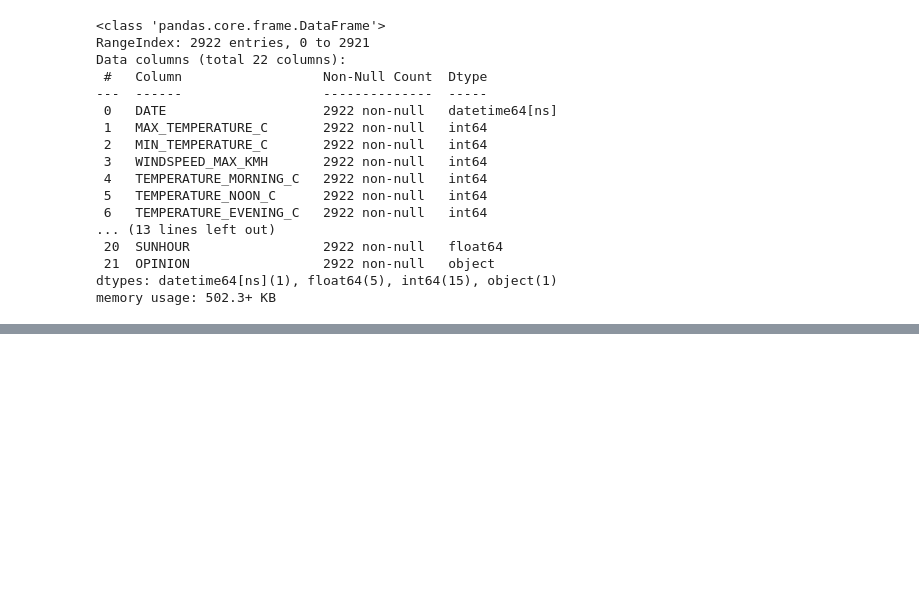
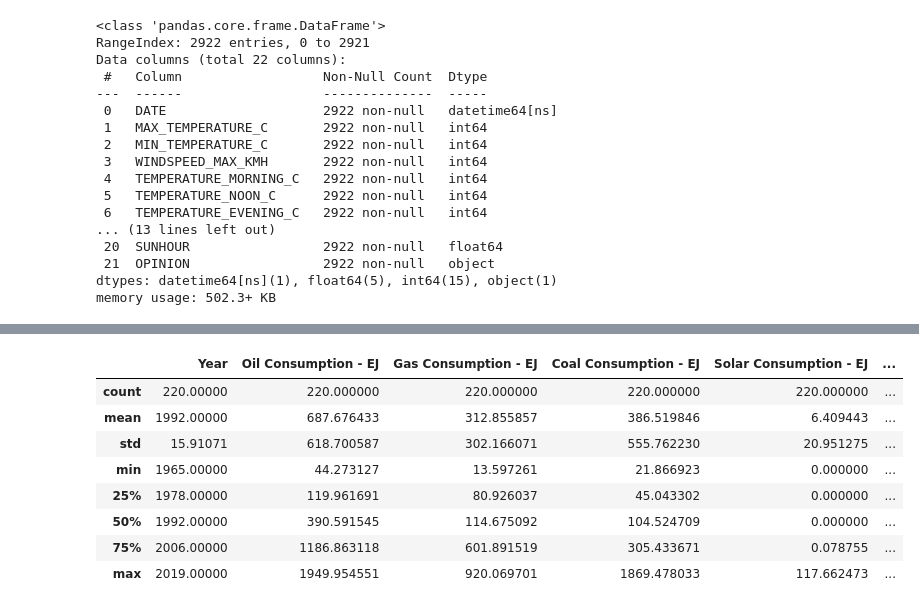
Before and after one commit to vonate5/air-pollution, a Jupyter notebook: code/final_project_test2.ipynb, the cells around one changed output, grey strips where cells are left out. Cells and saved outputs as stored; diff of their text form; code cells hidden in the pictures; blank space fills up the shorter version.

```diff
--- a/code/final_project_test2.ipynb
+++ b/code/final_project_test2.ipynb
@@ -559,0 +648,12 @@ memory usage: 502.3+ KB
+# %%
+energy_cons1.describe()
+# %% [output]
+|  | Year | Oil Consumption - EJ | Gas Consumption - EJ | Coal Consumption - EJ | Solar Consumption - EJ | ... |
+| count | 220.00000 | 220.000000 | 220.000000 | 220.000000 | 220.000000 | ... |
+| mean | 1992.00000 | 687.676433 | 312.855857 | 386.519846 | 6.409443 | ... |
+| std | 15.91071 | 618.700587 | 302.166071 | 555.762230 | 20.951275 | ... |
+| min | 1965.00000 | 44.273127 | 13.597261 | 21.866923 | 0.000000 | ... |
+| 25% | 1978.00000 | 119.961691 | 80.926037 | 45.043302 | 0.000000 | ... |
+| 50% | 1992.00000 | 390.591545 | 114.675092 | 104.524709 | 0.000000 | ... |
+| 75% | 2006.00000 | 1186.863118 | 601.891519 | 305.433671 | 0.078755 | ... |
+| max | 2019.00000 | 1949.954551 | 920.069701 | 1869.478033 | 117.662473 | ... |
```
Also changed, not shown: parts of 14 cells of this notebook, 10 other files.
